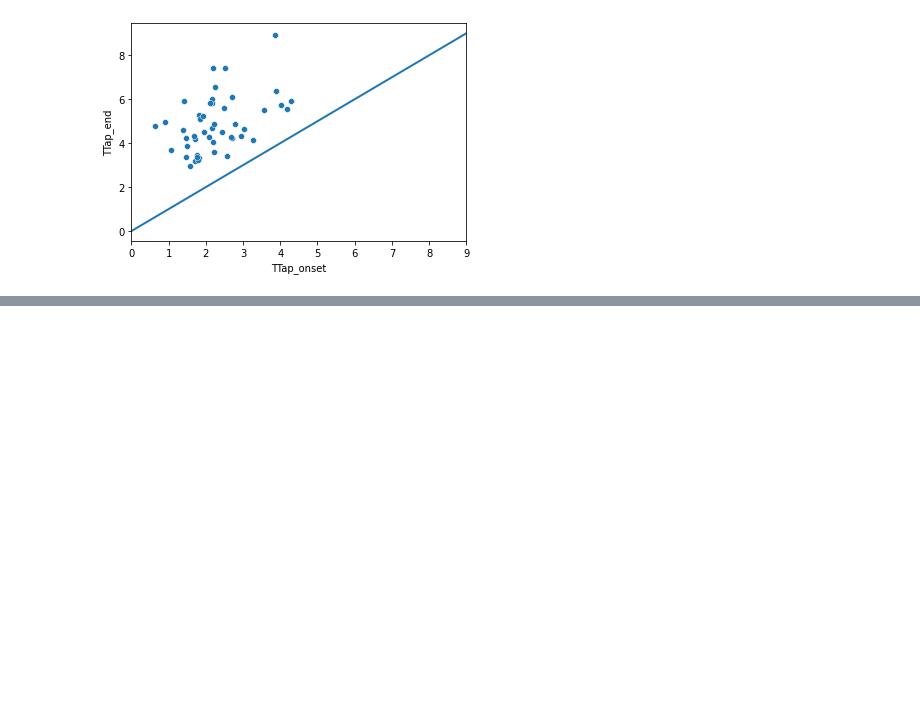
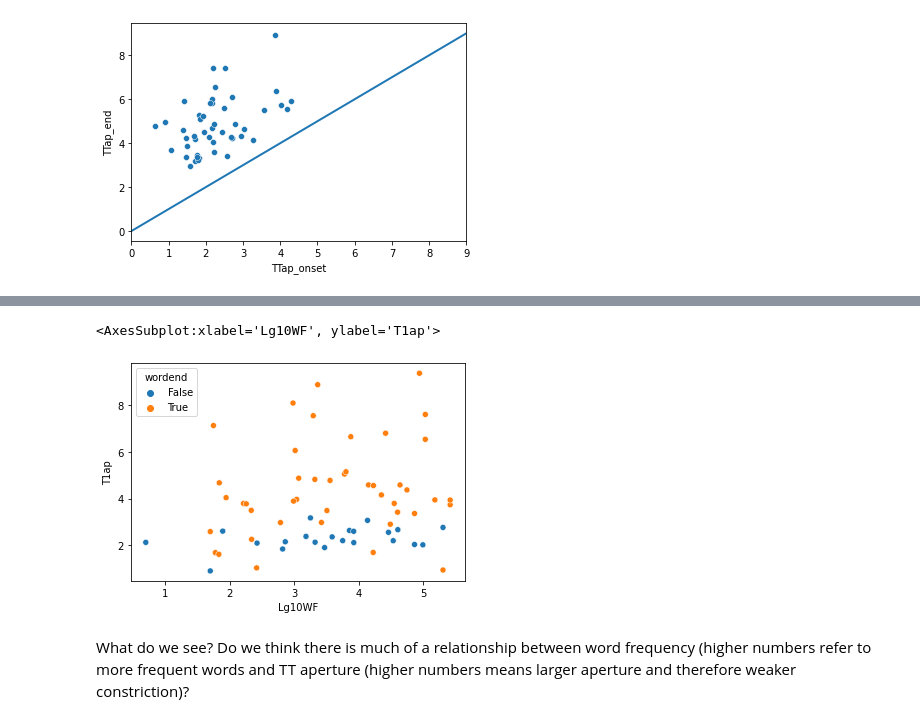
Before and after one commit to susanlinucb/Ling113S22_Unit3xrmb, a Jupyter notebook: Unit3_laterals.ipynb, the cells around one changed output, grey strips where cells are left out. Cells and saved outputs as stored; diff of their text form; code cells hidden in the pictures; blank space fills up the shorter version.

```diff
--- a/Unit3_laterals.ipynb
+++ b/Unit3_laterals.ipynb
@@ -462,0 +522,3 @@ We might also wonder about lexical frequency....
+# %%
+combinedf=lsummarydf.groupby(['word','wordonset','wordend']).mean().reset_index()
+combinedf
@@ -462,0 +539,7 @@ We might also wonder about lexical frequency....
+# %%
+sns.scatterplot(x='Lg10WF', y='T1ap', data=combinedf, hue='wordend')
+# %% [output]
+<AxesSubplot:xlabel='Lg10WF', ylabel='T1ap'>
+[figure, added]
+# %% [markdown]
+What do we see? Do we think there is much of a relationship between word frequency (higher numbers refer to more frequent words and TT aperture (higher numbers means larger aperture and therefore weaker constriction)?
```
Also changed, not shown: parts of 9 cells of this notebook.
